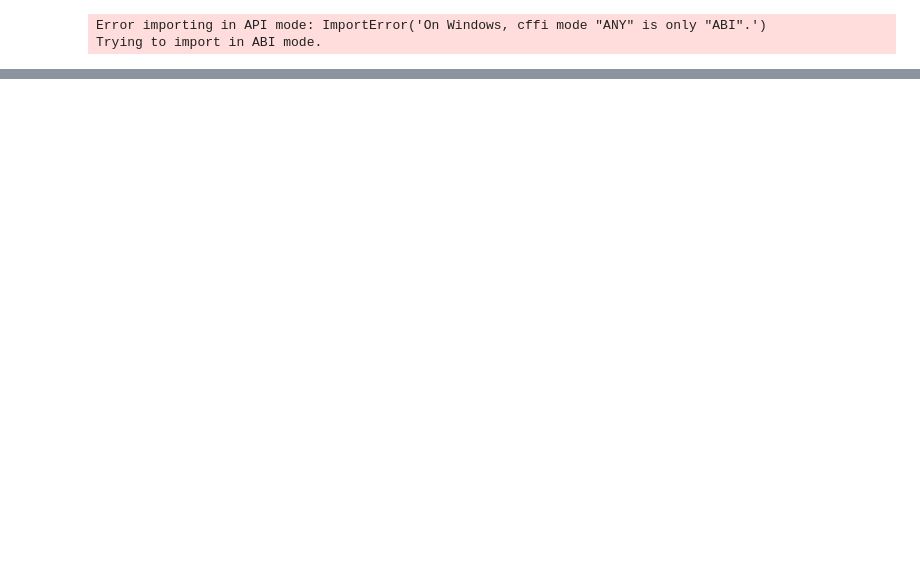
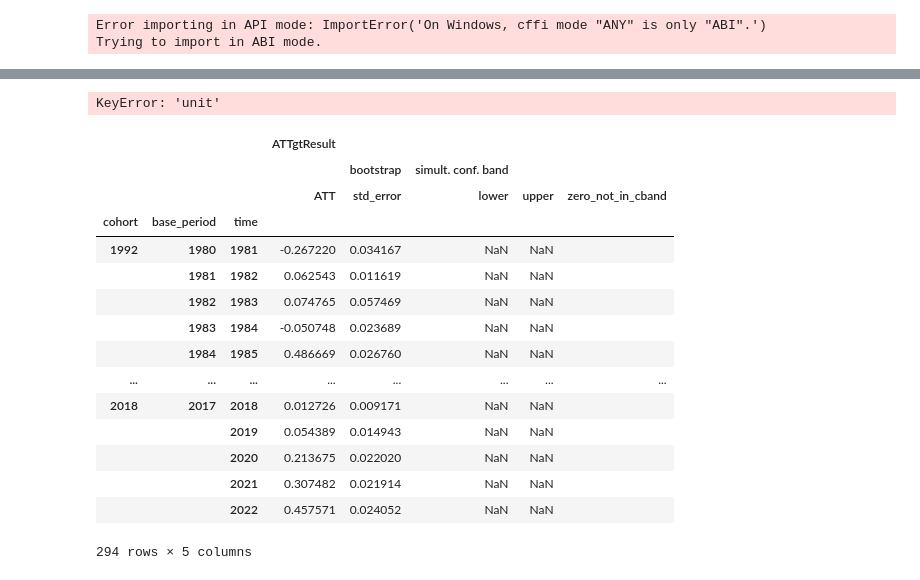
Before and after one commit to RobbieSoutham/DiD-Study, a Jupyter notebook: Untitled.ipynb, the cells around one changed output, grey strips where cells are left out. Saved outputs shown, nothing was run; the diff lists cells and outputs as text; code cells hidden in the pictures; blank space fills up the shorter version.

```diff
--- a/Untitled.ipynb
+++ b/Untitled.ipynb
@@ -175,0 +712,47 @@ results.es_wcb_p
+# %%
+def format_cohort_summary_table(df_cohorts, caption, label):
+    latex = "\\begin{table}[h]\n"
+    latex += "  \\centering\n"
+    latex += f"  \\caption{{{caption}}}\n"
+    latex += f"  \\label{{{label}}}\n"
+    latex += "  \\begin{tabular}{lccccc}\n"
+    latex += "    \\toprule\n"
+    latex += "    Country--sector & Adoption year & Initial capacity (Mt \\ce{CO2}/yr) & Dose bin & $m_{\\text{pre}}$ & $m_{\\text{post}}$\\\\\n"
+    latex += "    \\midrule\n"
+
+    for _, row in df_cohorts.iterrows():
+        latex += f"    {row['unit']} & {row['adoption_year']} & {row['capacity']} & {row['dose_bin']} & {row['m_pre']} & {row['m_post']}\\\\\n"
+
+    latex += "    \\bottomrule\n"
+    latex += "  \\end{tabular}\n"
+    latex += "\\end{table}"
+
+    return latex
+
+df_cohorts = results.att_test.attgt_obj.aggregate(type_of_aggregation="group", boot_iterations=9990)
+cohort_latex = format_cohort_summary_table(
+    df_cohorts,
+    caption="Treated country--sector units, adoption year and support...",
+    label="tab:cohorts"
+)
+# %% [output]
+KeyError: 'unit'
+# %%
+results.att_test.attgt_obj.aggregate(type_of_aggregation="group", boot_iterations=999)
+# %% [output]
+|  |  |  | ATTgtResult |  |  |  |  |
+|  |  |  |  | bootstrap | simult. conf. band |  |  |
+|  |  |  | ATT | std_error | lower | upper | zero_not_in_cband |
+| cohort | base_period | time |  |  |  |  |  |
+| 1992 | 1980 | 1981 | -0.267220 | 0.034167 | NaN | NaN |  |
+|  | 1981 | 1982 | 0.062543 | 0.011619 | NaN | NaN |  |
+|  | 1982 | 1983 | 0.074765 | 0.057469 | NaN | NaN |  |
+|  | 1983 | 1984 | -0.050748 | 0.023689 | NaN | NaN |  |
+|  | 1984 | 1985 | 0.486669 | 0.026760 | NaN | NaN |  |
+| ... | ... | ... | ... | ... | ... | ... | ... |
+| 2018 | 2017 | 2018 | 0.012726 | 0.009171 | NaN | NaN |  |
+|  |  | 2019 | 0.054389 | 0.014943 | NaN | NaN |  |
+|  |  | 2020 | 0.213675 | 0.022020 | NaN | NaN |  |
+|  |  | 2021 | 0.307482 | 0.021914 | NaN | NaN |  |
+|  |  | 2022 | 0.457571 | 0.024052 | NaN | NaN |  |
+294 rows × 5 columns
```
Also changed, not shown: parts of 42 cells of this notebook, 21 other files.
